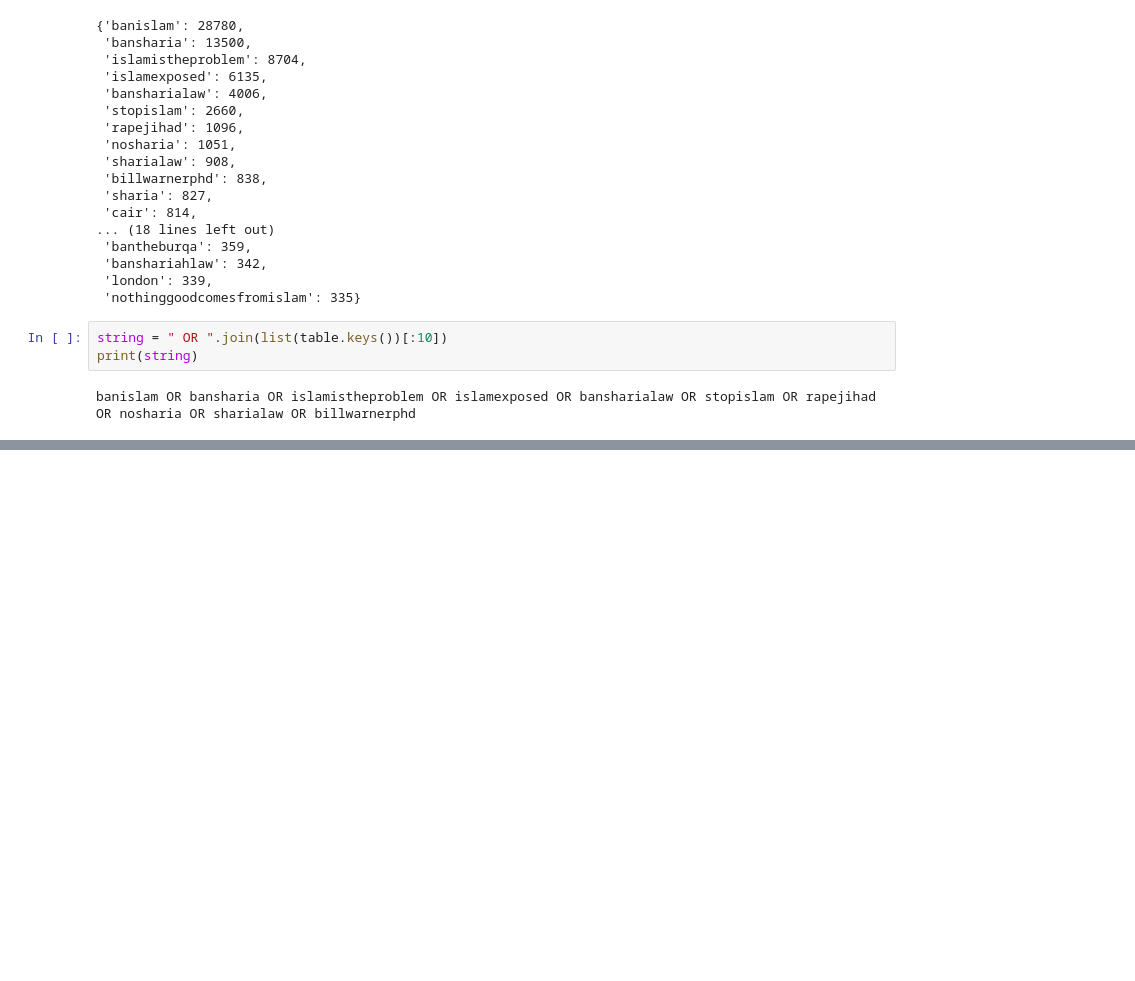
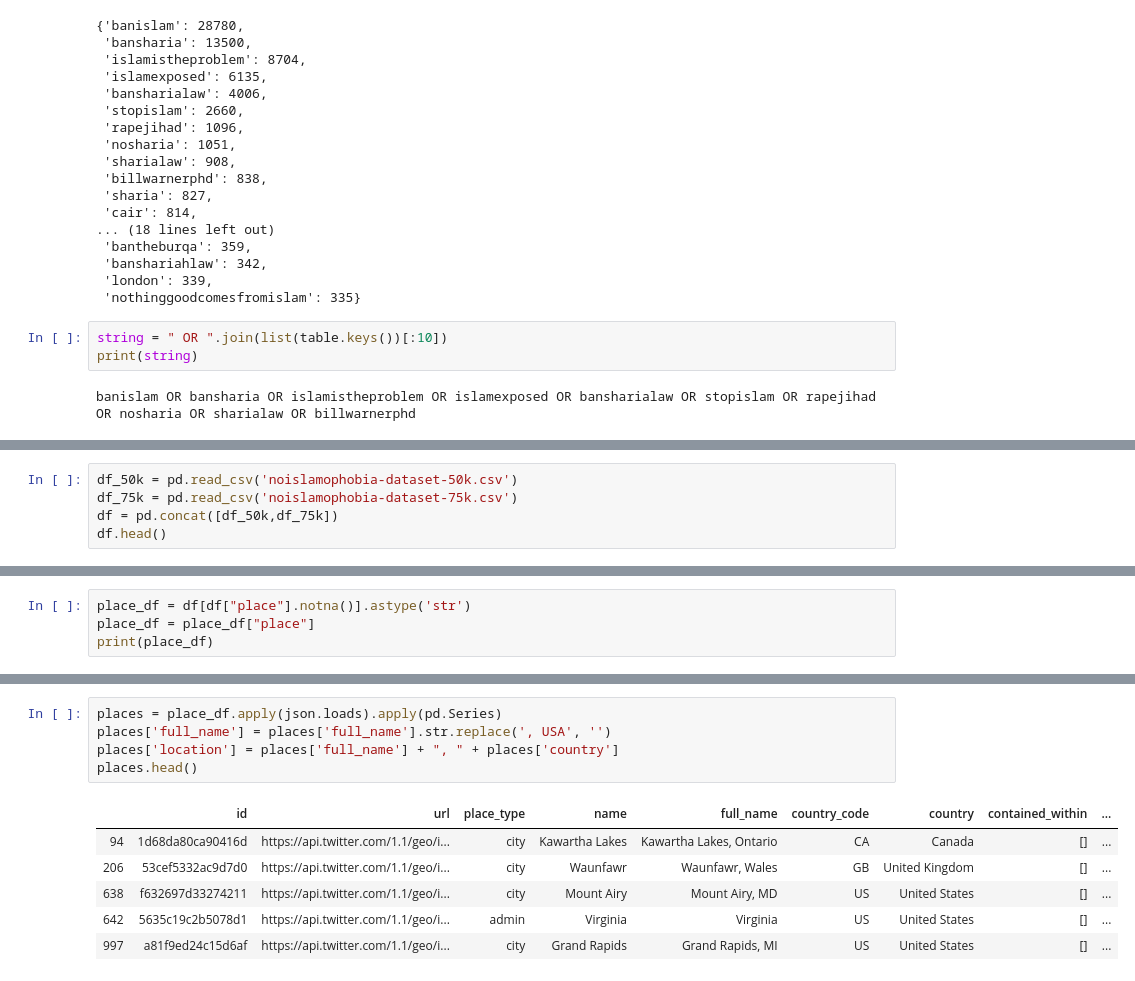
Before and after one commit to vsinghai/hackislamophobia, a Jupyter notebook: hack_islamophobia.ipynb, the cells around one changed output, grey strips where cells are left out. Cells and saved outputs as stored; diff of their text form; blank space fills up the shorter version.

```diff
--- a/hack_islamophobia.ipynb
+++ b/hack_islamophobia.ipynb
@@ -526,0 +534,5 @@ RuntimeError: This event loop is already running
+# %%
+df_50k = pd.read_csv('noislamophobia-dataset-50k.csv')
+df_75k = pd.read_csv('noislamophobia-dataset-75k.csv')
+df = pd.concat([df_50k,df_75k])
+df.head()
@@ -526,0 +547,4 @@ RuntimeError: This event loop is already running
+# %%
+place_df = df[df["place"].notna()].astype('str')
+place_df = place_df["place"]
+print(place_df)
@@ -526,0 +564,12 @@ RuntimeError: This event loop is already running
+# %%
+places = place_df.apply(json.loads).apply(pd.Series)
+places['full_name'] = places['full_name'].str.replace(', USA', '')
+places['location'] = places['full_name'] + ", " + places['country']
+places.head()
+# %% [output]
+|  | id | url | place_type | name | full_name | country_code | country | contained_within | ... |
+| 94 | 1d68da80ca90416d | https://api.twitter.com/1.1/geo/i... | city | Kawartha Lakes | Kawartha Lakes, Ontario | CA | Canada | [] | ... |
+| 206 | 53cef5332ac9d7d0 | https://api.twitter.com/1.1/geo/i... | city | Waunfawr | Waunfawr, Wales | GB | United Kingdom | [] | ... |
+| 638 | f632697d33274211 | https://api.twitter.com/1.1/geo/i... | city | Mount Airy | Mount Airy, MD | US | United States | [] | ... |
+| 642 | 5635c19c2b5078d1 | https://api.twitter.com/1.1/geo/i... | admin | Virginia | Virginia | US | United States | [] | ... |
+| 997 | a81f9ed24c15d6af | https://api.twitter.com/1.1/geo/i... | city | Grand Rapids | Grand Rapids, MI | US | United States | [] | ... |
```
Also changed, not shown: parts of 7 cells of this notebook, 2 other files.
